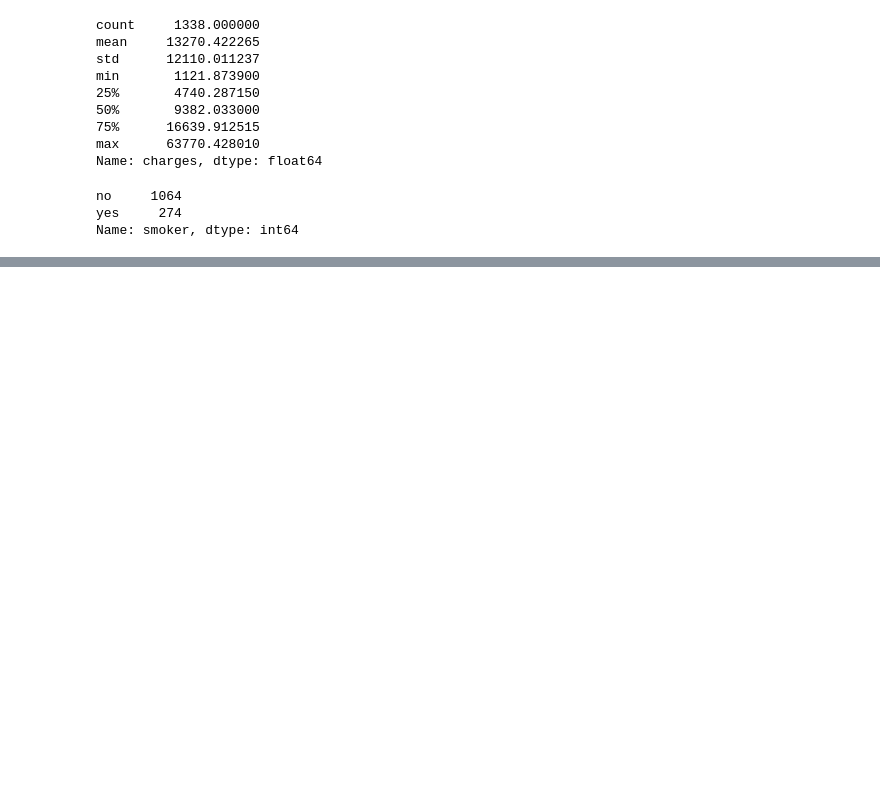
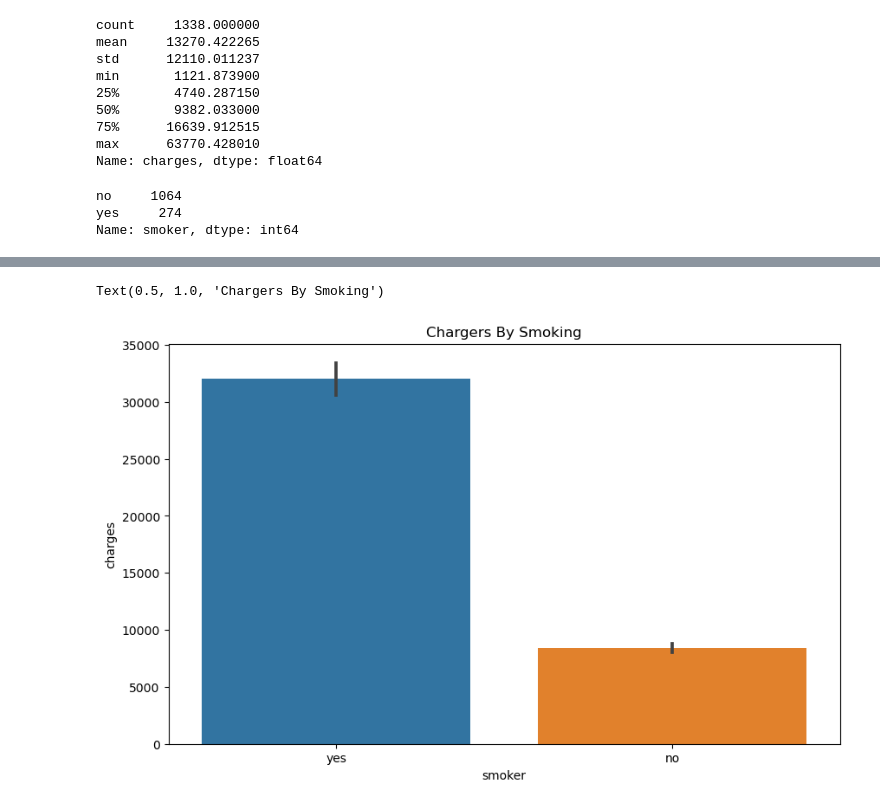
Before and after one commit to iarbietonilsson/Hypothesis-Testing-with-Insurance-Core, a Jupyter notebook: Hypothesis Testing with Insurance Data (Core) Ingrid.ipynb, the cells around one changed output, grey strips where cells are left out. Cells and saved outputs as stored; diff of their text form; code cells hidden in the pictures; blank space fills up the shorter version.

```diff
--- a/Hypothesis Testing with Insurance Data (Core) Ingrid.ipynb
+++ b/Hypothesis Testing with Insurance Data (Core) Ingrid.ipynb
@@ -102,0 +125,4 @@ Name: smoker, dtype: int64
+# %%
+## Make a df just for visualization by concat the groups
+plot_df = pd.concat([smoker_df,nonsmoker_df])
+plot_df
@@ -102,0 +143,8 @@ Name: smoker, dtype: int64
+# %%
+## visualize the charges by whether smoker or nonsmoker
+fig,ax = plt.subplots(figsize=(10,6))
+sns.barplot(data=plot_df, x='smoker',y='charges')
+ax.set_title(f'Chargers By Smoking')
+# %% [output]
+Text(0.5, 1.0, 'Chargers By Smoking')
+[figure, added]
```
Also changed, not shown: parts of 62 cells of this notebook.
